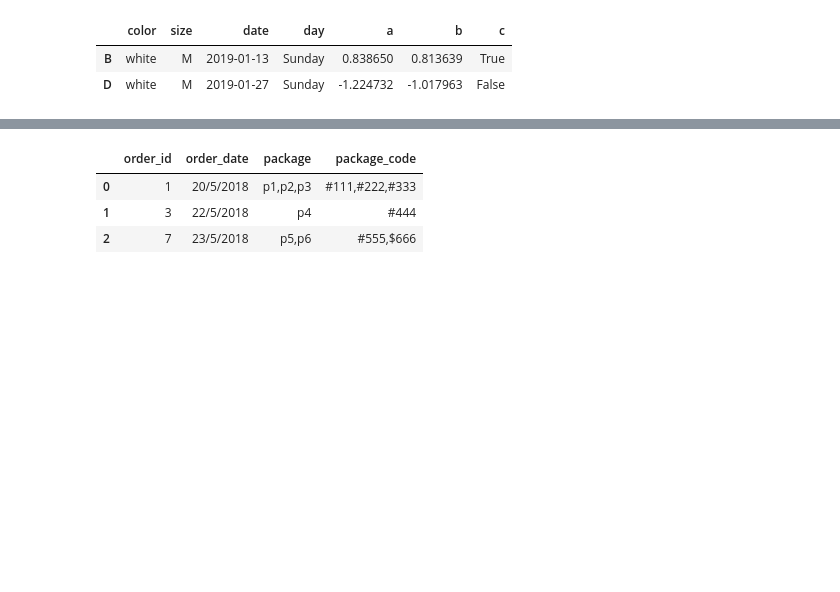
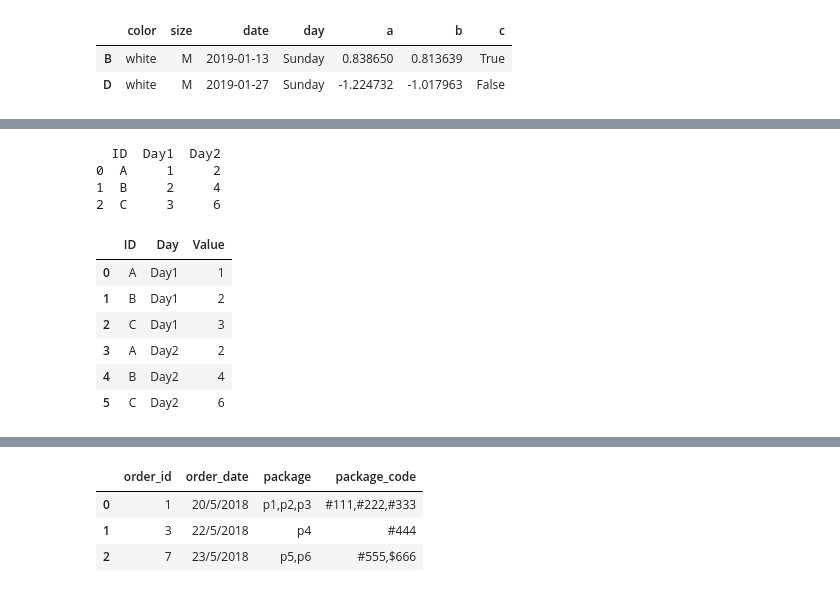
Before and after one commit to Jay4869/Data-Science, a Jupyter notebook: Python/Pandas/Pandas - Intro.ipynb, the cells around one changed output, grey strips where cells are left out. Drawn from its saved outputs; the diff is of its cells as text; code cells hidden in the pictures; blank space fills up the shorter version.

```diff
--- a/Python/Pandas/Pandas - Intro.ipynb
+++ b/Python/Pandas/Pandas - Intro.ipynb
@@ -584,0 +589,19 @@ df.groupby('color').filter(lambda x: len(x) > 1)
+# %%
+# Convert wide dataframes to narrow
+temp = pd.DataFrame({'ID': ['A','B','C'], 'Day1': [1,2,3], 'Day2': [2,4,6]})
+print(temp)
+
+temp = temp.melt(id_vars=['ID'], var_name='Day', value_name='Value')
+temp
+# %% [output]
+  ID  Day1  Day2
+0  A     1     2
+1  B     2     4
+2  C     3     6
+|  | ID | Day | Value |
+| 0 | A | Day1 | 1 |
+| 1 | B | Day1 | 2 |
+| 2 | C | Day1 | 3 |
+| 3 | A | Day2 | 2 |
+| 4 | B | Day2 | 4 |
+| 5 | C | Day2 | 6 |
```
Also changed, not shown: parts of 6 cells of this notebook.
